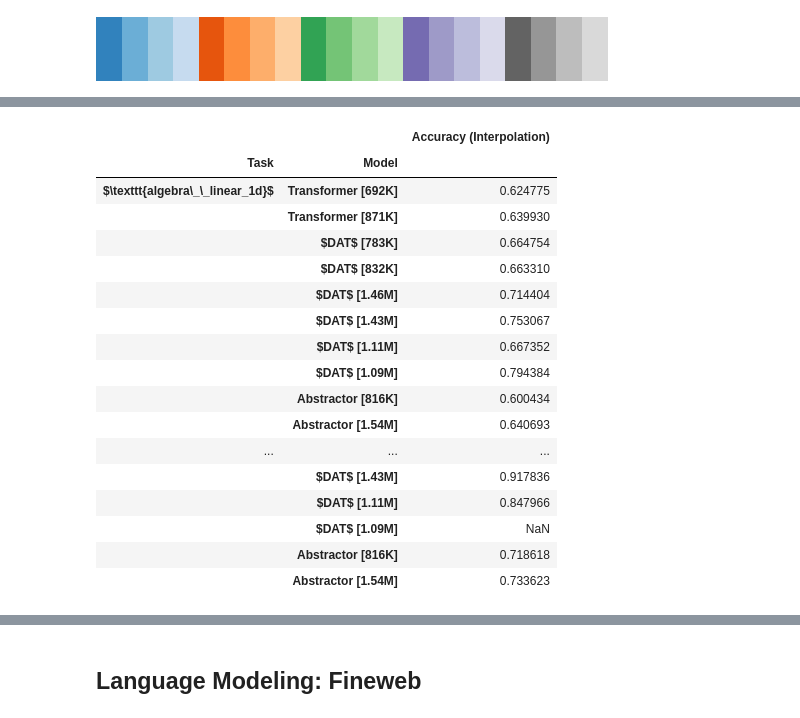
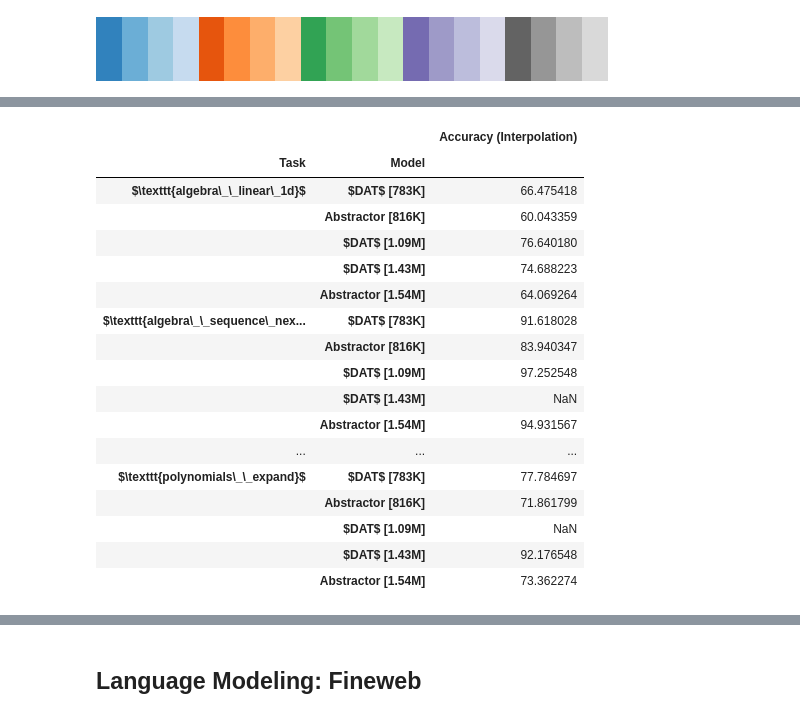
Before and after one commit to Awni00/abstract_transformer, a Jupyter notebook: figure_generation/figure_generation.ipynb, the cells around one changed output, grey strips where cells are left out. Drawn from its saved outputs; the diff is of its cells as text; code cells hidden in the pictures.

Commit message:
updated figure generation code

```diff
--- a/figure_generation/figure_generation.ipynb
+++ b/figure_generation/figure_generation.ipynb
@@ -570,7 +571,7 @@ figure_data.rename(columns={
     'train_teacher_forcing_acc': 'Accuracy (Training)', 'task': 'Task', 'group': 'Model'}, inplace=True)
 
 def format_task(task):
-    string = task.replace('__', r'\_\_')
+    string = task.replace('_', r'\_')
     string = r"$\texttt{" + string + r"}$"
     return string
 figure_data['Task'] = pd.Categorical(figure_data['Task'].map(format_task))
@@ -785,0 +857,22 @@ fig.set_tight_layout(True)
+# %%
+cmap = sns.color_palette('tab20c', as_cmap=True)
+color_map_ = {
+    # f'{transformer_name} [692K]': cmap(5), # lighter red
+    f'{our_model_name} [783K]': cmap(2),
+    'Abstractor [816K]': cmap(9),
+    # f'{transformer_name} [871K]': cmap(6), # red
+    f'{our_model_name} [1.09M]': cmap(1),
+    # f'{transformer_name} [1.3M]': cmap(5),
+    f'{our_model_name} [1.43M]': cmap(0),
+    'Abstractor [1.54M]': cmap(8),
+    # f'{transformer_name} [1.7M]': cmap(4),
+    # f'{our_model_name} [832K]': cmap(2),
+    # f'{our_model_name} [1.11M]': cmap(1),
+    # f'{our_model_name} [1.46M]': cmap(0),
+    # 'Transformer': cmap(6), # red
+    # 'Transformer+': cmap(4),
+    }
+
+model_selection = list(color_map_.keys())
+
+model_filter = figure_data['Model'].isin(model_selection)
@@ -786,23 +908,28 @@ fig.set_tight_layout(True)
 # %%
+# NOTE: interpolation and extrapolation are identical somehow... FIXME
+
 abstractor_comparison_table = figure_data[figure_data.Epoch == figure_data.Epoch.max()][['Task', 'Model', 'Accuracy (Interpolation)']].dropna()
+abstractor_comparison_table['Model'] = pd.Categorical(abstractor_comparison_table['Model'], model_selection, ordered=True)
 # abstractor_comparison_table.groupby(['Task', 'Model']).aggregate(['mean', 'sem'])
-abstractor_comparison_table.groupby(['Task', 'Model']).aggregate('mean')
+abstractor_comparison_table = abstractor_comparison_table.groupby(['Task', 'Model']).aggregate('mean')
+abstractor_comparison_table = abstractor_comparison_table * 100 # convert to percentage
+abstractor_comparison_table
 # %% [output]
 |  |  | Accuracy (Interpolation) |
 | Task | Model |  |
-| $\texttt{algebra\_\_linear_1d}$ | Transformer [692K] | 0.624775 |
-|  | Transformer [871K] | 0.639930 |
-|  | $DAT$ [783K] | 0.664754 |
-|  | $DAT$ [832K] | 0.663310 |
-|  | $DAT$ [1.46M] | 0.714404 |
-|  | $DAT$ [1.43M] | 0.753067 |
-|  | $DAT$ [1.11M] | 0.667352 |
-|  | $DAT$ [1.09M] | 0.794384 |
-|  | Abstractor [816K] | 0.600434 |
-|  | Abstractor [1.54M] | 0.640693 |
+| $\texttt{algebra\_\_linear\_1d}$ | $DAT$ [783K] | 66.475418 |
+|  | Abstractor [816K] | 60.043359 |
+|  | $DAT$ [1.09M] | 76.640180 |
+|  | $DAT$ [1.43M] | 74.688223 |
+|  | Abstractor [1.54M] | 64.069264 |
+| $\texttt{algebra\_\_sequence\_nex... | $DAT$ [783K] | 91.618028 |
+|  | Abstractor [816K] | 83.940347 |
+|  | $DAT$ [1.09M] | 97.252548 |
+|  | $DAT$ [1.43M] | NaN |
+|  | Abstractor [1.54M] | 94.931567 |
 | ... | ... | ... |
-|  | $DAT$ [1.43M] | 0.917836 |
-|  | $DAT$ [1.11M] | 0.847966 |
+| $\texttt{polynomials\_\_expand}$ | $DAT$ [783K] | 77.784697 |
+|  | Abstractor [816K] | 71.861799 |
 |  | $DAT$ [1.09M] | NaN |
-|  | Abstractor [816K] | 0.718618 |
-|  | Abstractor [1.54M] | 0.733623 |
+|  | $DAT$ [1.43M] | 92.176548 |
+|  | Abstractor [1.54M] | 73.362274 |
```
Also changed, not shown: parts of 14 cells of this notebook.
